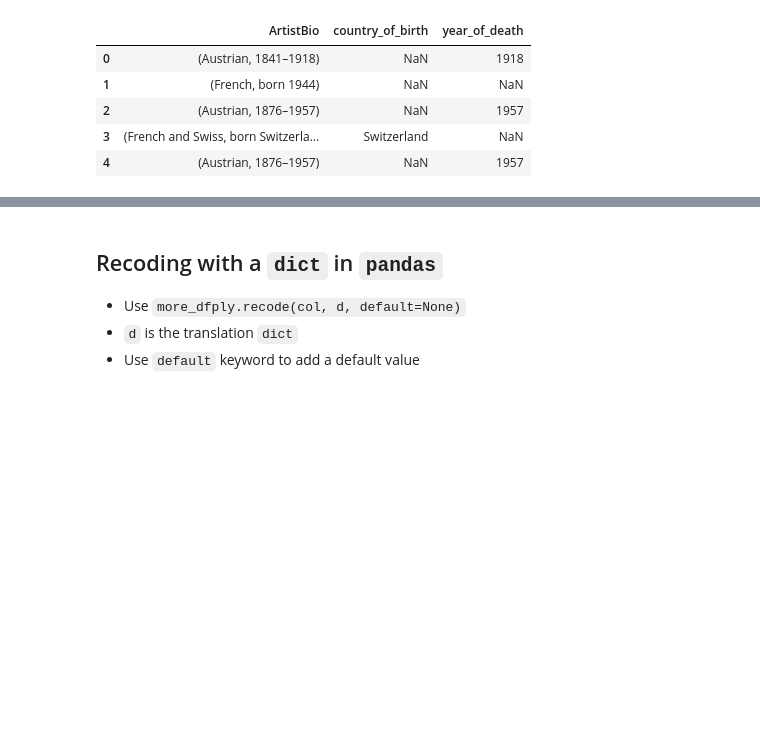
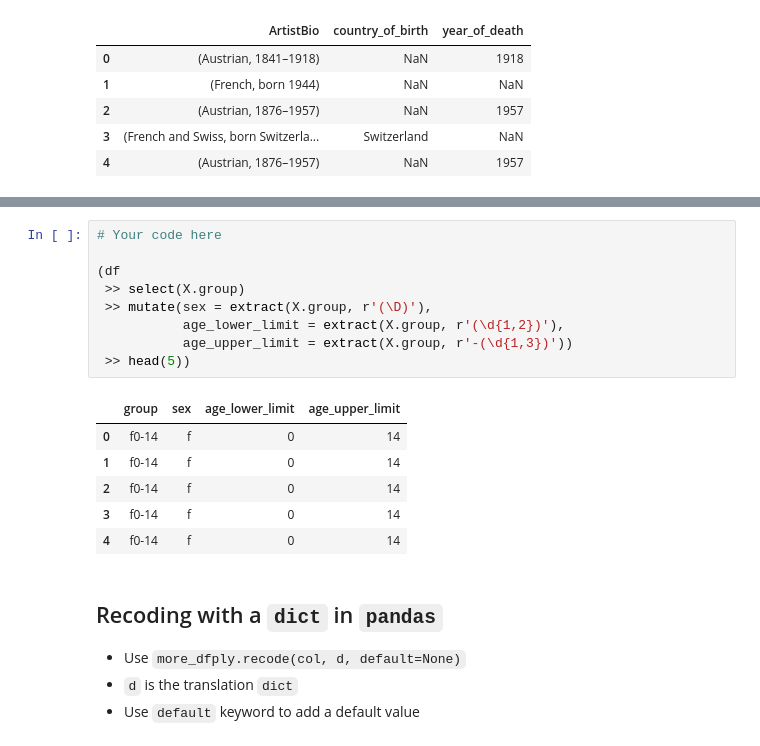
Before and after one commit to mclellanw00/module3_more_about_mutate, a Jupyter notebook: 3_1_string_transformations.ipynb, the cells around one changed output, grey strips where cells are left out. Cells and saved outputs as stored; diff of their text form; blank space fills up the shorter version.

Commit message:
extracting sex age

```diff
--- a/3_1_string_transformations.ipynb
+++ b/3_1_string_transformations.ipynb
@@ -377,3 +379,19 @@ df.head()
+# %%
+# Your code here
+
+(df
+ >> select(X.group)
+ >> mutate(sex = extract(X.group, r'(\D)'),
+           age_lower_limit = extract(X.group, r'(\d{1,2})'),
+           age_upper_limit = extract(X.group, r'-(\d{1,3})'))
+ >> head(5))
+# %% [output]
+|  | group | sex | age_lower_limit | age_upper_limit |
+| 0 | f0-14 | f | 0 | 14 |
+| 1 | f0-14 | f | 0 | 14 |
+| 2 | f0-14 | f | 0 | 14 |
+| 3 | f0-14 | f | 0 | 14 |
+| 4 | f0-14 | f | 0 | 14 |
 # %% [markdown]
 ## Recoding with a `dict` in `pandas`
 
```
Also changed, not shown: parts of 5 cells of this notebook.
